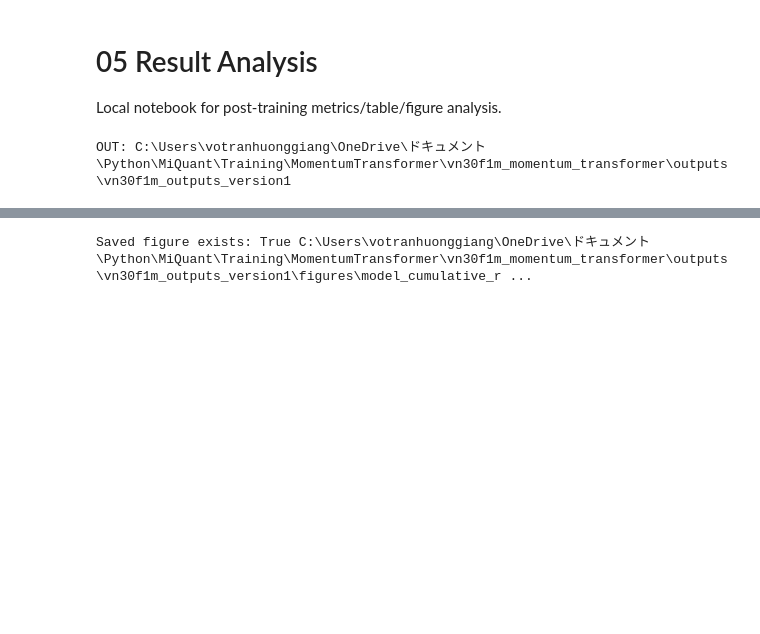
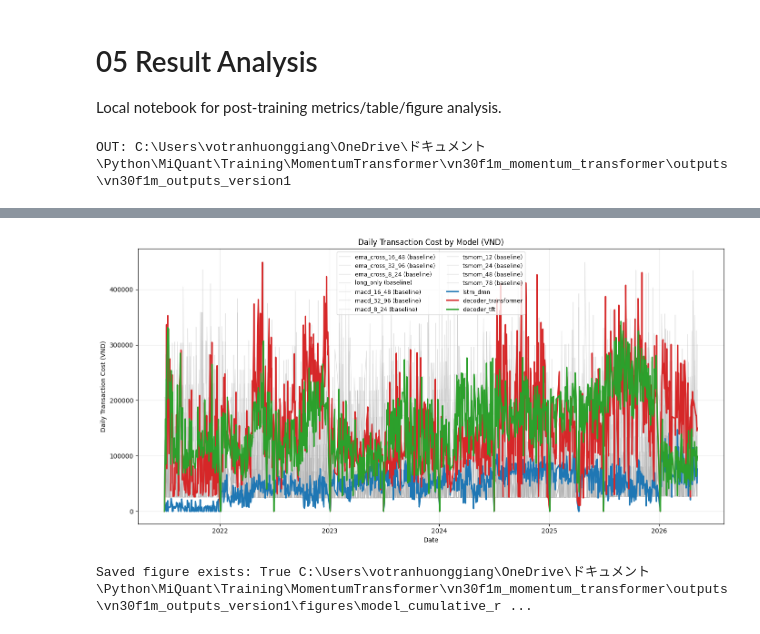
Before and after one commit to votranhuonggiang/Trading-with-the-Momentum-Transformer, a Jupyter notebook: notebooks/05_result_analysis.ipynb, the cells around one changed output, grey strips where cells are left out. Cells and saved outputs as stored; diff of their text form; code cells hidden in the pictures; blank space fills up the shorter version.

```diff
--- a/notebooks/05_result_analysis.ipynb
+++ b/notebooks/05_result_analysis.ipynb
@@ -80,0 +126,98 @@ plt.show()
+# %%
+import numpy as np
+from pathlib import Path
+
+if 'PROJ' not in globals():
+    if 'OUT' in globals():
+        PROJ = OUT.parents[1]
+    else:
+        PROJ = Path.cwd().resolve().parent
+
+px = pd.read_parquet(PROJ / 'data' / 'features' / 'features_5min.parquet')[['timestamp', 'close']]
+cost_df = pred[['timestamp', 'model', 'position']].merge(px, on='timestamp', how='left')
+cost_df = cost_df.sort_values(['model', 'timestamp']).copy()
+
+contract_multiplier = 100000
+margin_rate = 0.1848
+transfer_tax_rate = 0.001
+fixed_fee_per_side = 5000 + 2700 + 2700
+
+cost_df['prev_pos'] = cost_df.groupby('model')['position'].shift(1).fillna(0.0)
+same_sign = np.sign(cost_df['position']) == np.sign(cost_df['prev_pos'])
+cost_df['open_size'] = np.where(
+    same_sign,
+    np.maximum(np.abs(cost_df['position']) - np.abs(cost_df['prev_pos']), 0),
+    np.abs(cost_df['position'])
+)
+cost_df['close_size'] = np.where(
+    same_sign,
+    np.maximum(np.abs(cost_df['prev_pos']) - np.abs(cost_df['position']), 0),
+    np.abs(cost_df['prev_pos'])
+)
+
+cost_df['tax_vnd_per_contract'] = (
+    margin_rate * contract_multiplier * transfer_tax_rate * cost_df['close'] / 2.0
+)
+cost_df['open_fixed_cost_vnd'] = cost_df['open_size'] * fixed_fee_per_side
+cost_df['open_tax_cost_vnd'] = cost_df['open_size'] * cost_df['tax_vnd_per_contract']
+cost_df['open_cost_vnd'] = cost_df['open_fixed_cost_vnd'] + cost_df['open_tax_cost_vnd']
+cost_df['close_fixed_cost_vnd'] = cost_df['close_size'] * fixed_fee_per_side
+cost_df['close_tax_cost_vnd'] = cost_df['close_size'] * cost_df['tax_vnd_per_contract']
+cost_df['tx_cost_vnd'] = cost_df['open_cost_vnd'] + cost_df['close_fixed_cost_vnd'] + cost_df['close_tax_cost_vnd']
+cost_df['date'] = cost_df['timestamp'].dt.date
+
+daily_cost = cost_df.groupby(['model', 'date'], as_index=False)['tx_cost_vnd'].sum()
+daily_cost_stats = (
+    daily_cost.groupby('model')['tx_cost_vnd']
+    .agg(
+        days='count',
+        mean_daily_cost='mean',
+        median_daily_cost='median',
+        p95_daily_cost=lambda s: s.quantile(0.95),
+        max_daily_cost='max',
+        total_cost='sum',
+    )
+    .sort_values('total_cost', ascending=False)
+)
+
+display(daily_cost_stats)
+
+focus_models = ['lstm_dmn', 'decoder_transformer', 'decoder_tft']
+focus_colors = {
+    'lstm_dmn': '#1f77b4',
+    'decoder_transformer': '#d62728',
+    'decoder_tft': '#2ca02c',
+}
+
+daily_cost = daily_cost.sort_values(['model', 'date'])
+daily_cost['date'] = pd.to_datetime(daily_cost['date'])
+
+plt.figure(figsize=(14, 7))
+for model_name, g in daily_cost.groupby('model'):
+    if model_name in focus_models:
+        continue
+    plt.plot(
+        g['date'], g['tx_cost_vnd'],
+        color='#B0B0B0', linewidth=1.0, alpha=0.35,
+        label=f'{model_name} (baseline)'
+    )
+
+for model_name in focus_models:
+    g = daily_cost[daily_cost['model'] == model_name]
+    if g.empty:
+        continue
+    plt.plot(
+        g['date'], g['tx_cost_vnd'],
+        color=focus_colors.get(model_name, None),
+        linewidth=2.2, alpha=1.0,
+        label=model_name
+    )
+
+plt.title('Daily Transaction Cost by Model (VND)')
+plt.xlabel('Date')
+plt.ylabel('Daily Transaction Cost (VND)')
+plt.grid(alpha=0.25)
+plt.legend(loc='best', ncol=2, fontsize=9)
+plt.tight_layout()
+plt.show()
+# %% [output]
@@ -81,3 +240,4 @@ plt.show()
+[figure, added]
 # %%
 fig_path = OUT / 'figures' / 'model_cumulative_returns.png'
 print('Saved figure exists:', fig_path.exists(), fig_path)
```
Also changed, not shown: parts of 4 cells of this notebook, 5 other files.
